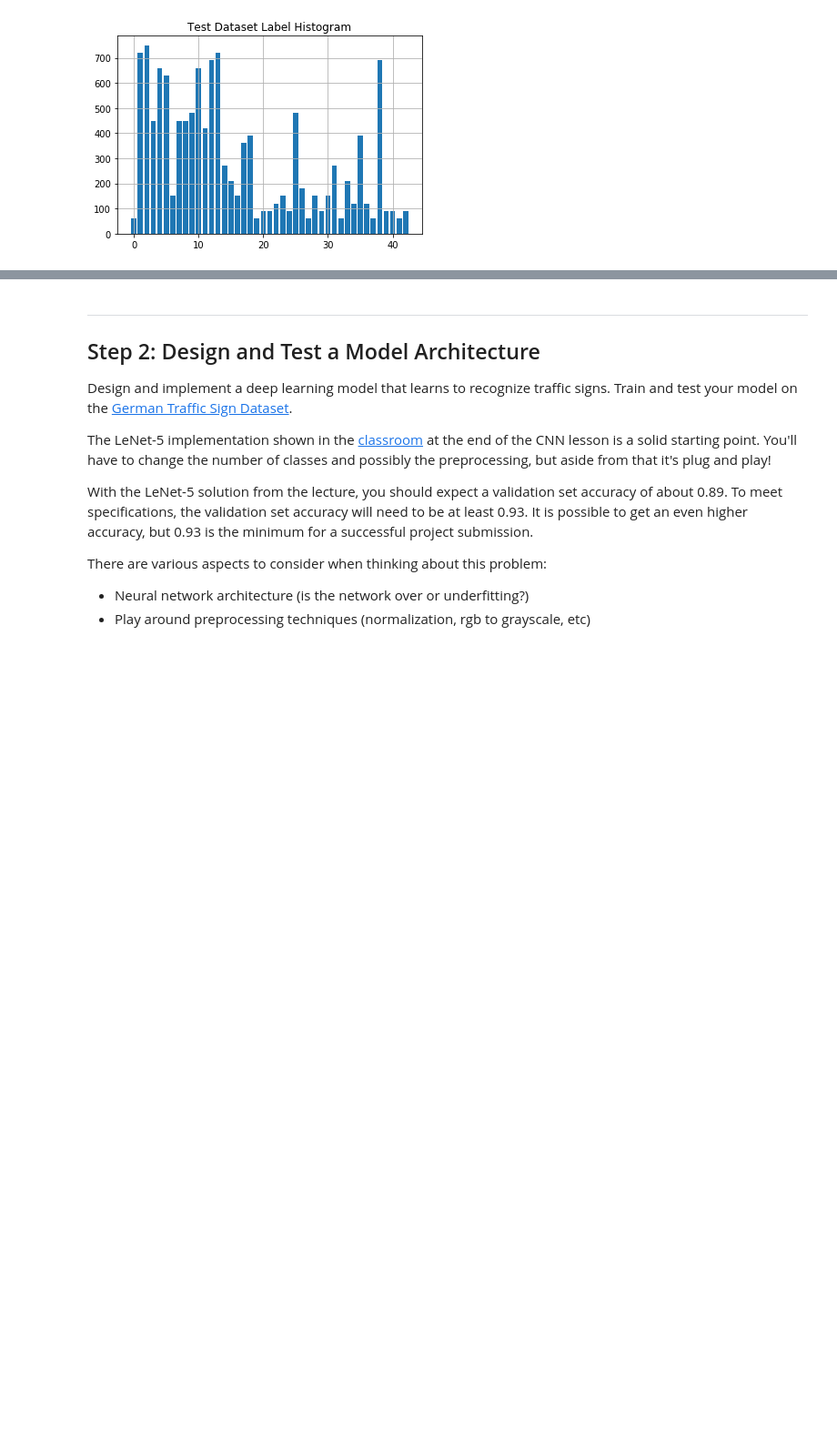
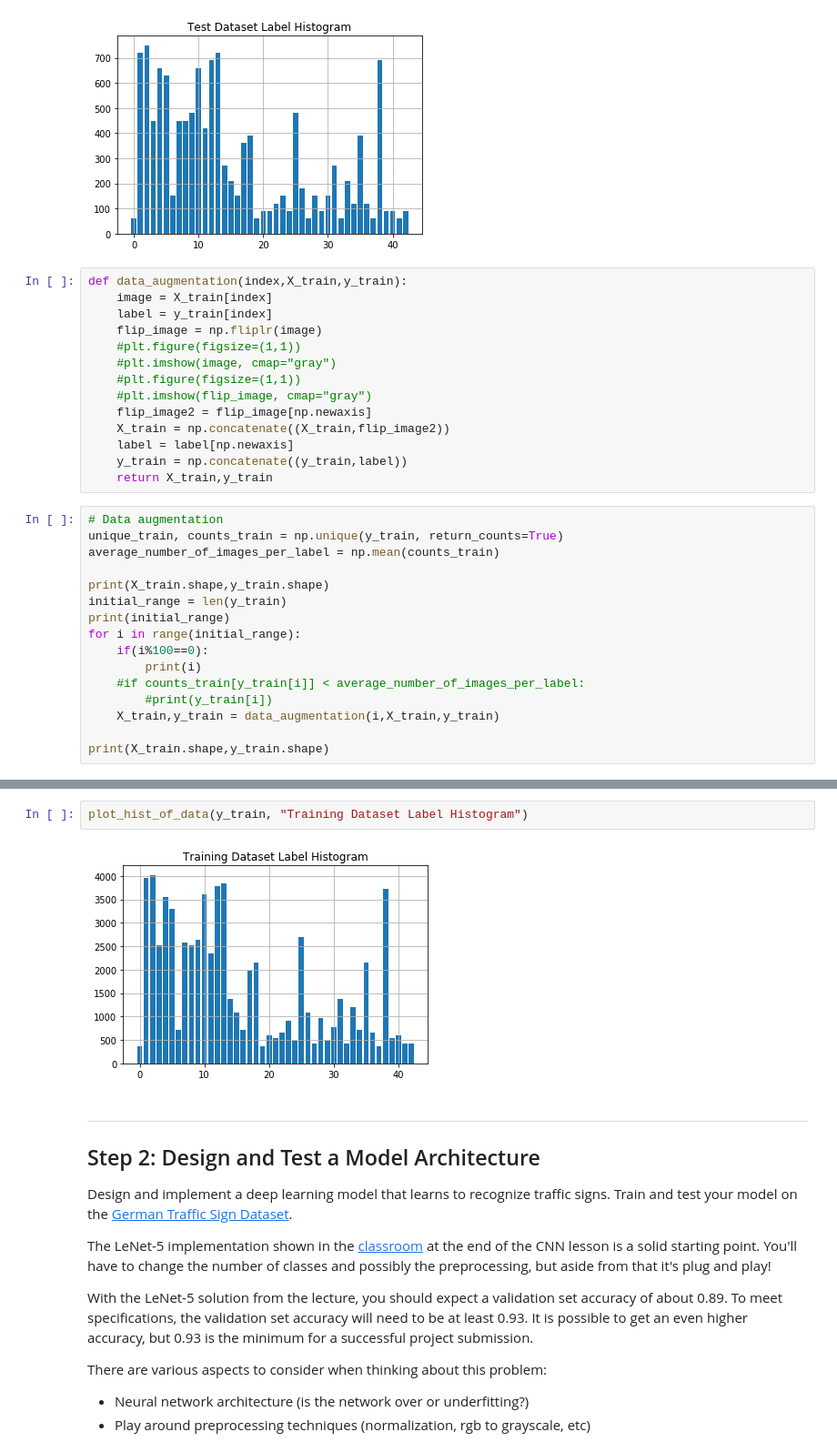
Before and after one commit to appinho/SDCND_P2_TrafficSigns, a Jupyter notebook: Traffic_Sign_Classifier.ipynb, the cells around one changed output, grey strips where cells are left out. Shown at 91% size. Saved outputs shown, nothing was run; the diff lists cells and outputs as text; blank space fills up the shorter version.

Commit message:
Integrated data augmentation

```diff
--- a/Traffic_Sign_Classifier.ipynb
+++ b/Traffic_Sign_Classifier.ipynb
@@ -148,3 +148,33 @@ plot_hist_of_data(y_test, "Test Dataset Label Histogram")
 [figure]
 [figure]
 [figure]
+# %%
+def data_augmentation(index,X_train,y_train):
+    image = X_train[index]
+    label = y_train[index]
+    flip_image = np.fliplr(image)
+    #plt.figure(figsize=(1,1))
+    #plt.imshow(image, cmap="gray")
+    #plt.figure(figsize=(1,1))
+    #plt.imshow(flip_image, cmap="gray")
+    flip_image2 = flip_image[np.newaxis]
+    X_train = np.concatenate((X_train,flip_image2))
+    label = label[np.newaxis]
+    y_train = np.concatenate((y_train,label))
+    return X_train,y_train
+# %%
+# Data augmentation
+unique_train, counts_train = np.unique(y_train, return_counts=True)
+average_number_of_images_per_label = np.mean(counts_train)
+
+print(X_train.shape,y_train.shape)
+initial_range = len(y_train)
+print(initial_range)
+for i in range(initial_range):
+    if(i%100==0):
+        print(i)
+    #if counts_train[y_train[i]] < average_number_of_images_per_label:
+        #print(y_train[i])
+    X_train,y_train = data_augmentation(i,X_train,y_train)
+
+print(X_train.shape,y_train.shape)
@@ -151,3 +199,7 @@ plot_hist_of_data(y_test, "Test Dataset Label Histogram")
+# %%
+plot_hist_of_data(y_train, "Training Dataset Label Histogram")
+# %% [output]
+[figure, added]
 # %% [markdown]
 ----
 
```
Also changed, not shown: parts of 7 cells of this notebook.
